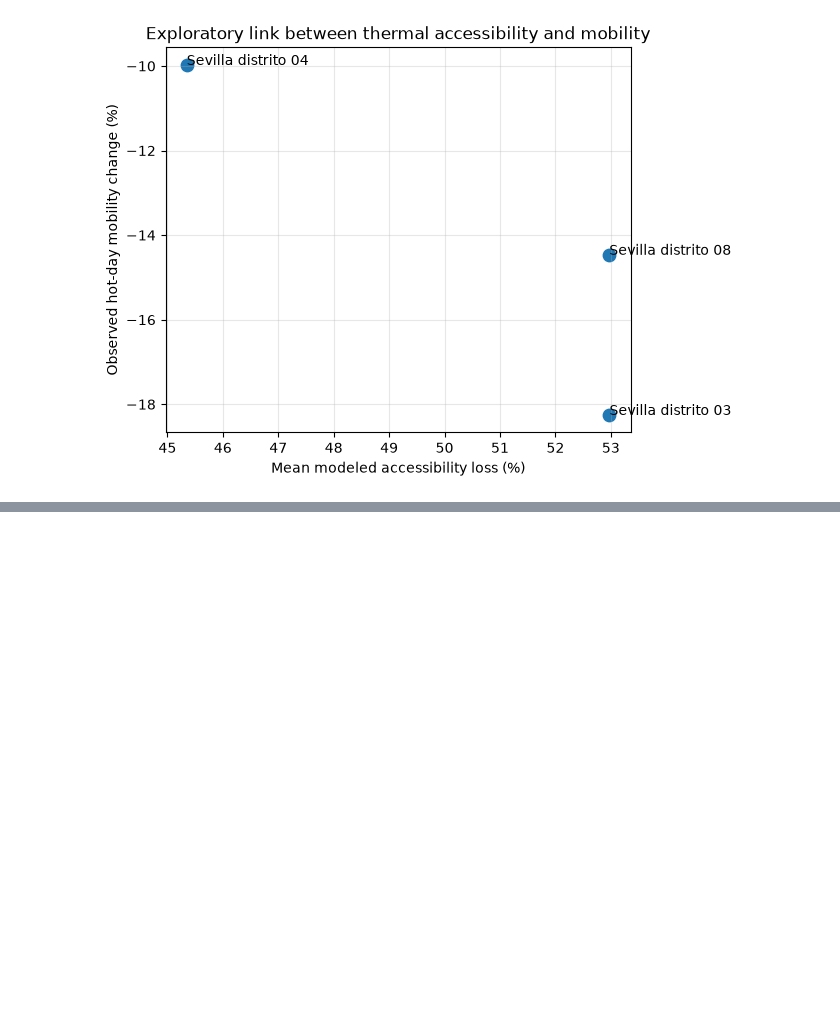
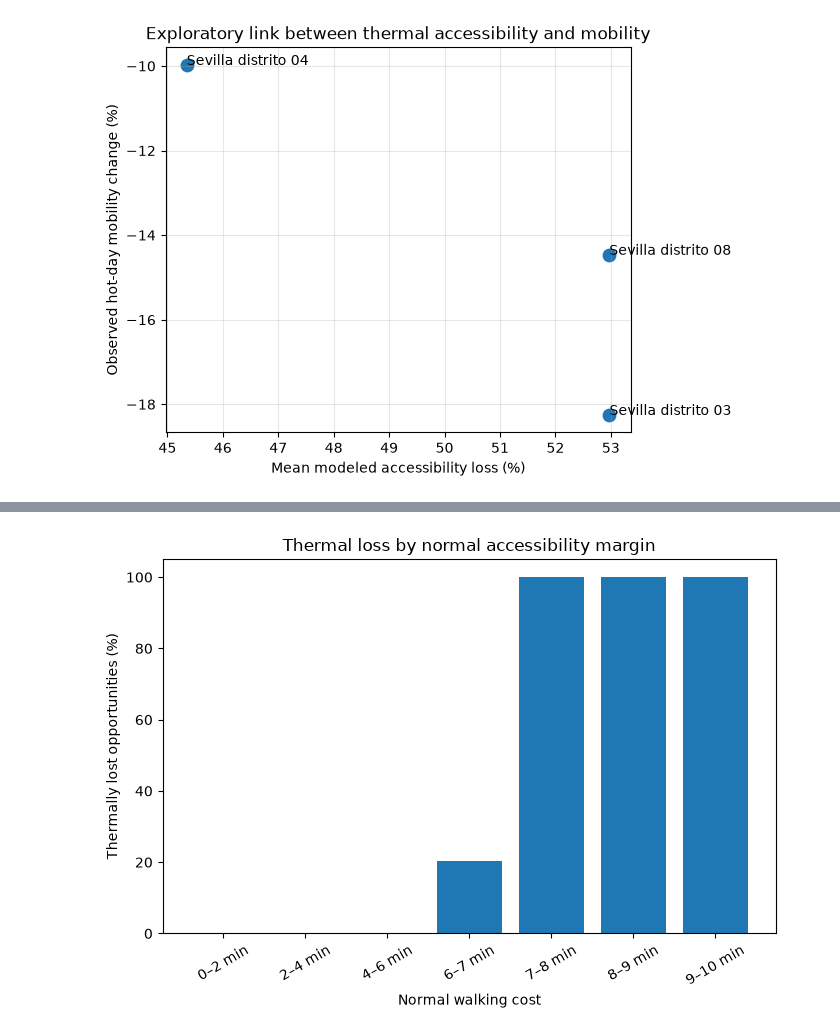
Before and after one commit to Nmodjrian/heat-conditioned-accessibility, a Jupyter notebook: notebooks/12_heat_accessibility_mobility_link.ipynb, the cells around one changed output, grey strips where cells are left out. Saved outputs shown, nothing was run; the diff lists cells and outputs as text; code cells hidden in the pictures; blank space fills up the shorter version.

```diff
--- a/notebooks/12_heat_accessibility_mobility_link.ipynb
+++ b/notebooks/12_heat_accessibility_mobility_link.ipynb
@@ -340,0 +1514,32 @@ plt.show()
+# %%
+fig, ax = plt.subplots(
+    figsize=(7, 5)
+)
+
+ax.bar(
+    loss_by_band[
+        "normal_cost_band"
+    ].astype(str),
+    loss_by_band[
+        "loss_rate_pct"
+    ]
+)
+
+ax.set_xlabel(
+    "Normal walking cost"
+)
+
+ax.set_ylabel(
+    "Thermally lost opportunities (%)"
+)
+
+ax.set_title(
+    "Thermal loss by normal accessibility margin"
+)
+
+plt.xticks(rotation=30)
+
+plt.tight_layout()
+plt.show()
+# %% [output]
+[figure, added]
```
Also changed, not shown: parts of 41 cells of this notebook.
